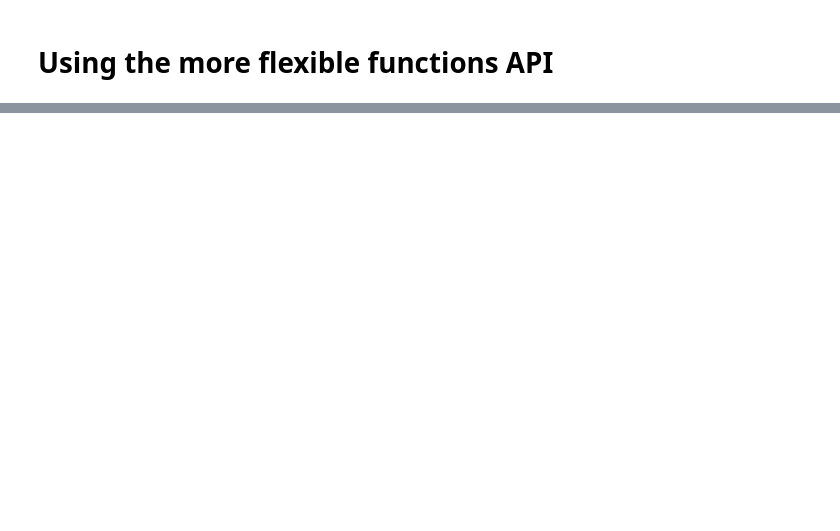
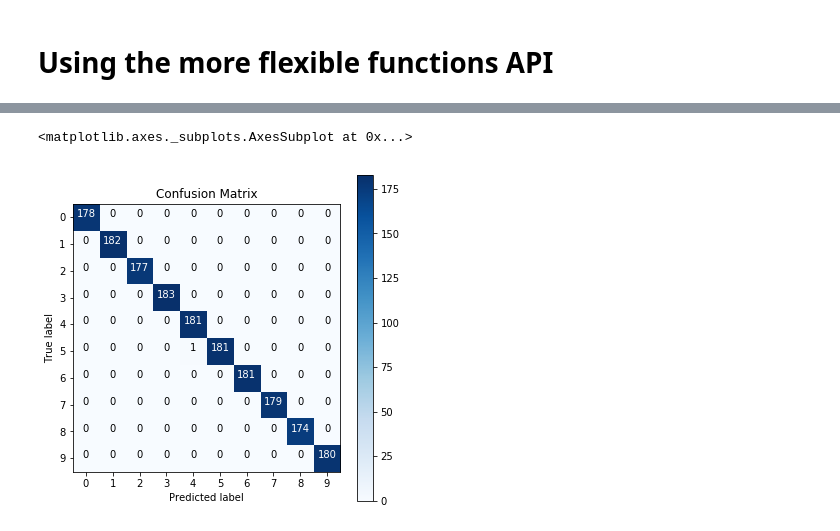
Before and after one commit to nicolasfauchereau/scikit-plot, a Jupyter notebook: examples/plot_confusion_matrix.ipynb, the cells around one changed output, grey strips where cells are left out. Saved outputs shown, nothing was run; the diff lists cells and outputs as text; code cells hidden in the pictures; blank space fills up the shorter version.

```diff
--- a/examples/plot_confusion_matrix.ipynb
+++ b/examples/plot_confusion_matrix.ipynb
@@ -25,0 +26,6 @@ plt.show()
+# %%
+f, ax = plt.subplots(figsize=(6,6))
+skplt.plot_confusion_matrix(y_true=y, y_pred=preds, ax=ax)
+# %% [output]
+<matplotlib.axes._subplots.AxesSubplot at 0x...>
+[figure, added]
```
Also changed, not shown: parts of 4 cells of this notebook, 4 other files.
